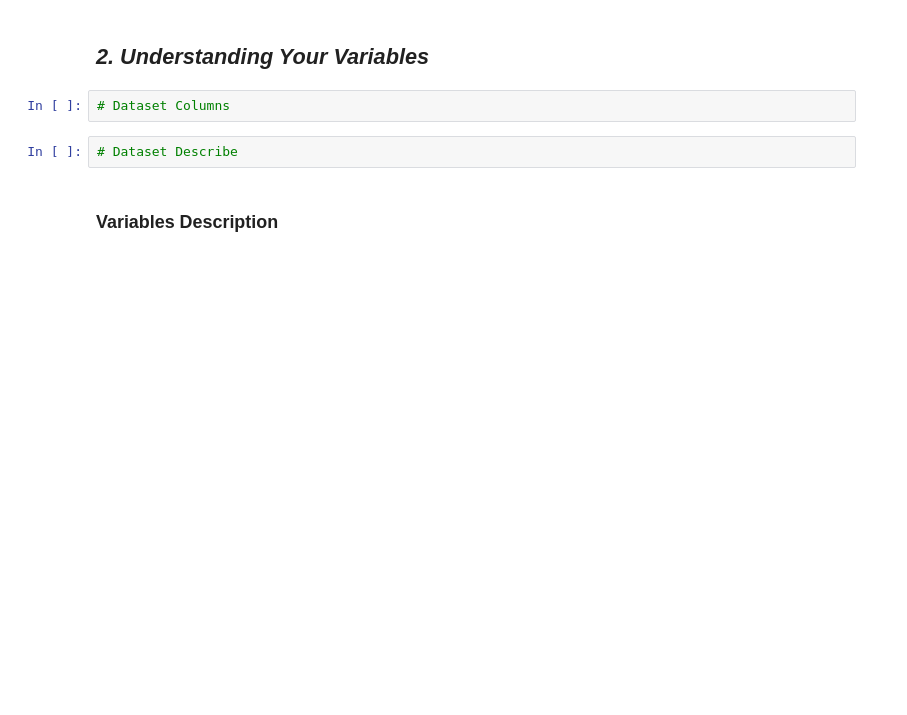
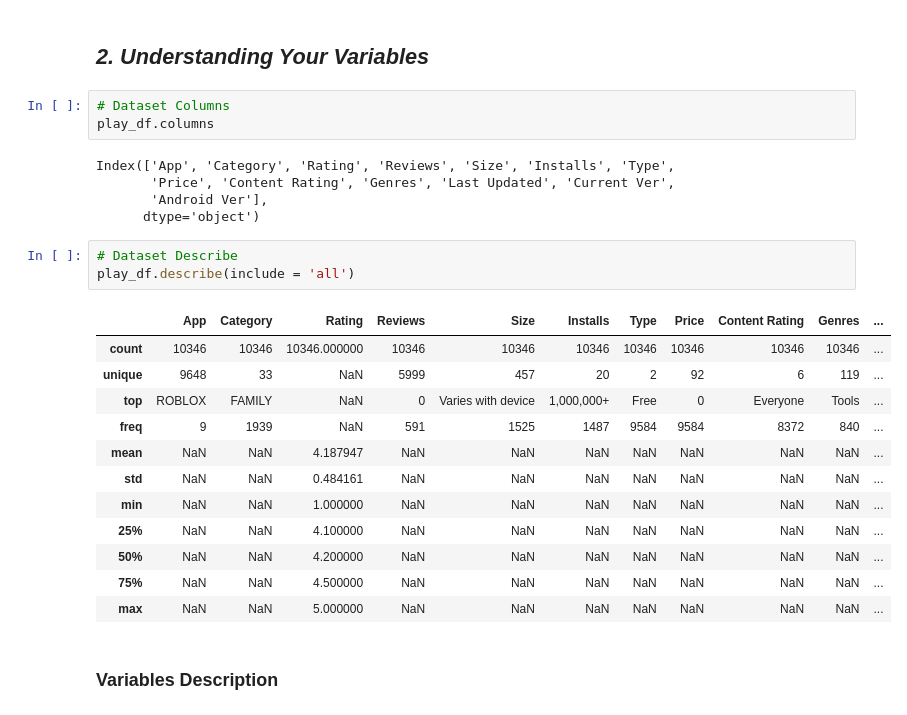
Before and after one commit to srikant-sah/EDA_PLAYSTORE_REVIEW, a Jupyter notebook: SRIKANT_PLAYSTORE_EDA_project.ipynb, the cells around one changed output. Saved outputs shown, nothing was run; the diff lists cells and outputs as text; blank space fills up the shorter version.

```diff
--- a/SRIKANT_PLAYSTORE_EDA_project.ipynb
+++ b/SRIKANT_PLAYSTORE_EDA_project.ipynb
@@ -279,8 +284,28 @@ Answer Here
 ## ***2. Understanding Your Variables***
 # %%
 # Dataset Columns
+play_df.columns
+# %% [output]
+Index(['App', 'Category', 'Rating', 'Reviews', 'Size', 'Installs', 'Type',
+       'Price', 'Content Rating', 'Genres', 'Last Updated', 'Current Ver',
+       'Android Ver'],
+      dtype='object')
 # %%
 # Dataset Describe
+play_df.describe(include = 'all')
+# %% [output]
+|  | App | Category | Rating | Reviews | Size | Installs | Type | Price | Content Rating | Genres | ... |
+| count | 10346 | 10346 | 10346.000000 | 10346 | 10346 | 10346 | 10346 | 10346 | 10346 | 10346 | ... |
+| unique | 9648 | 33 | NaN | 5999 | 457 | 20 | 2 | 92 | 6 | 119 | ... |
+| top | ROBLOX | FAMILY | NaN | 0 | Varies with device | 1,000,000+ | Free | 0 | Everyone | Tools | ... |
+| freq | 9 | 1939 | NaN | 591 | 1525 | 1487 | 9584 | 9584 | 8372 | 840 | ... |
+| mean | NaN | NaN | 4.187947 | NaN | NaN | NaN | NaN | NaN | NaN | NaN | ... |
+| std | NaN | NaN | 0.484161 | NaN | NaN | NaN | NaN | NaN | NaN | NaN | ... |
+| min | NaN | NaN | 1.000000 | NaN | NaN | NaN | NaN | NaN | NaN | NaN | ... |
+| 25% | NaN | NaN | 4.100000 | NaN | NaN | NaN | NaN | NaN | NaN | NaN | ... |
+| 50% | NaN | NaN | 4.200000 | NaN | NaN | NaN | NaN | NaN | NaN | NaN | ... |
+| 75% | NaN | NaN | 4.500000 | NaN | NaN | NaN | NaN | NaN | NaN | NaN | ... |
+| max | NaN | NaN | 5.000000 | NaN | NaN | NaN | NaN | NaN | NaN | NaN | ... |
 # %% [markdown]
 ### Variables Description
 # %% [markdown]
```
Also changed, not shown: parts of 9 cells of this notebook.
